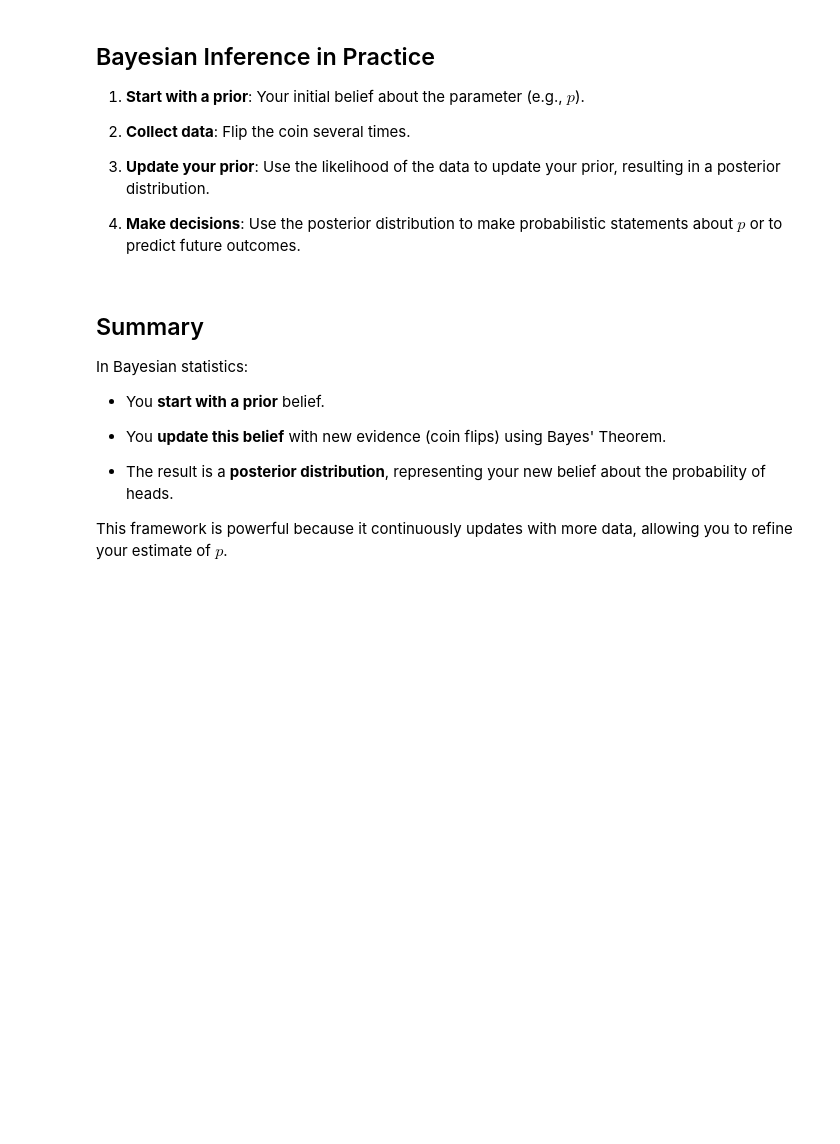
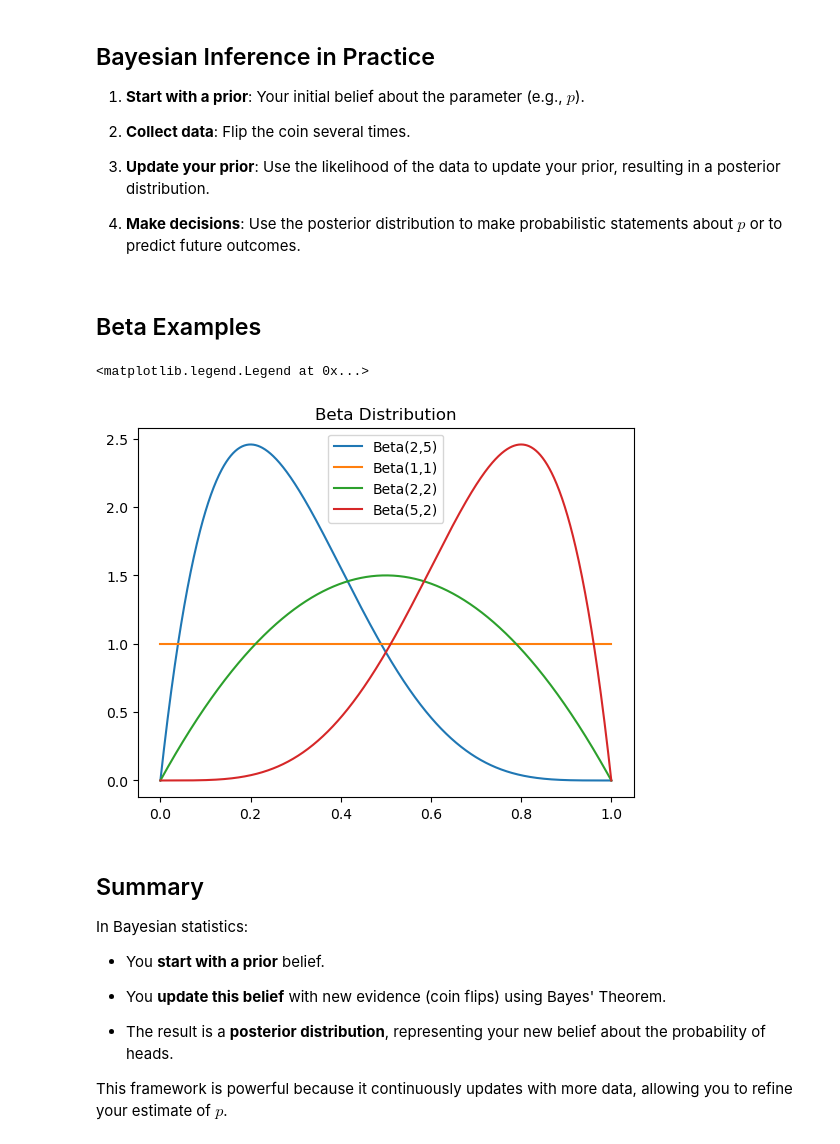
Before and after one commit to ianmcloughlin/notebooks, a Jupyter notebook: bayes_flips.ipynb, the cells around one changed output. Saved outputs shown, nothing was run; the diff lists cells and outputs as text; code cells hidden in the pictures; blank space fills up the shorter version.

Commit message:
Beta

```diff
--- a/bayes_flips.ipynb
+++ b/bayes_flips.ipynb
@@ -139,6 +141,20 @@ plt.show()
 3. **Update your prior**: Use the likelihood of the data to update your prior, resulting in a posterior distribution.
 
 4. **Make decisions**: Use the posterior distribution to make probabilistic statements about $p$ or to predict future outcomes.
+# %% [markdown]
+## Beta Examples
+# %%
+# Plot the Beta distribution for various values of a and b.
+for a, b in [(2, 5), (1, 1), (2, 2), (5, 2)]:
+    y = stats.beta.pdf(x, a, b)
+    plt.plot(x, y, label=f'Beta({a},{b})')
+
+# Title.
+plt.title('Beta Distribution')
+plt.legend()
+# %% [output]
+<matplotlib.legend.Legend at 0x...>
+[figure, added]
 # %% [markdown]
 ## Summary
 
```
Also changed, not shown: parts of 3 cells of this notebook.
